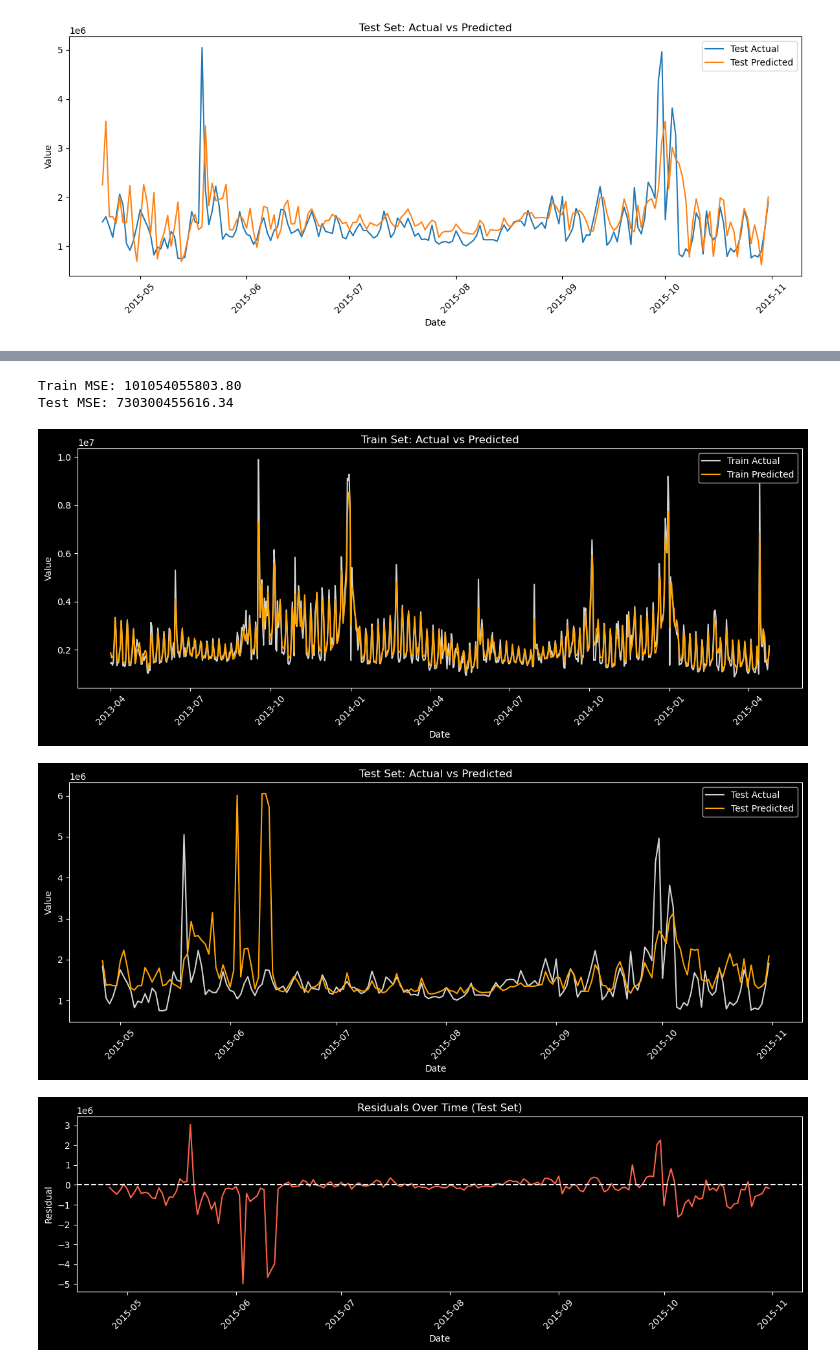
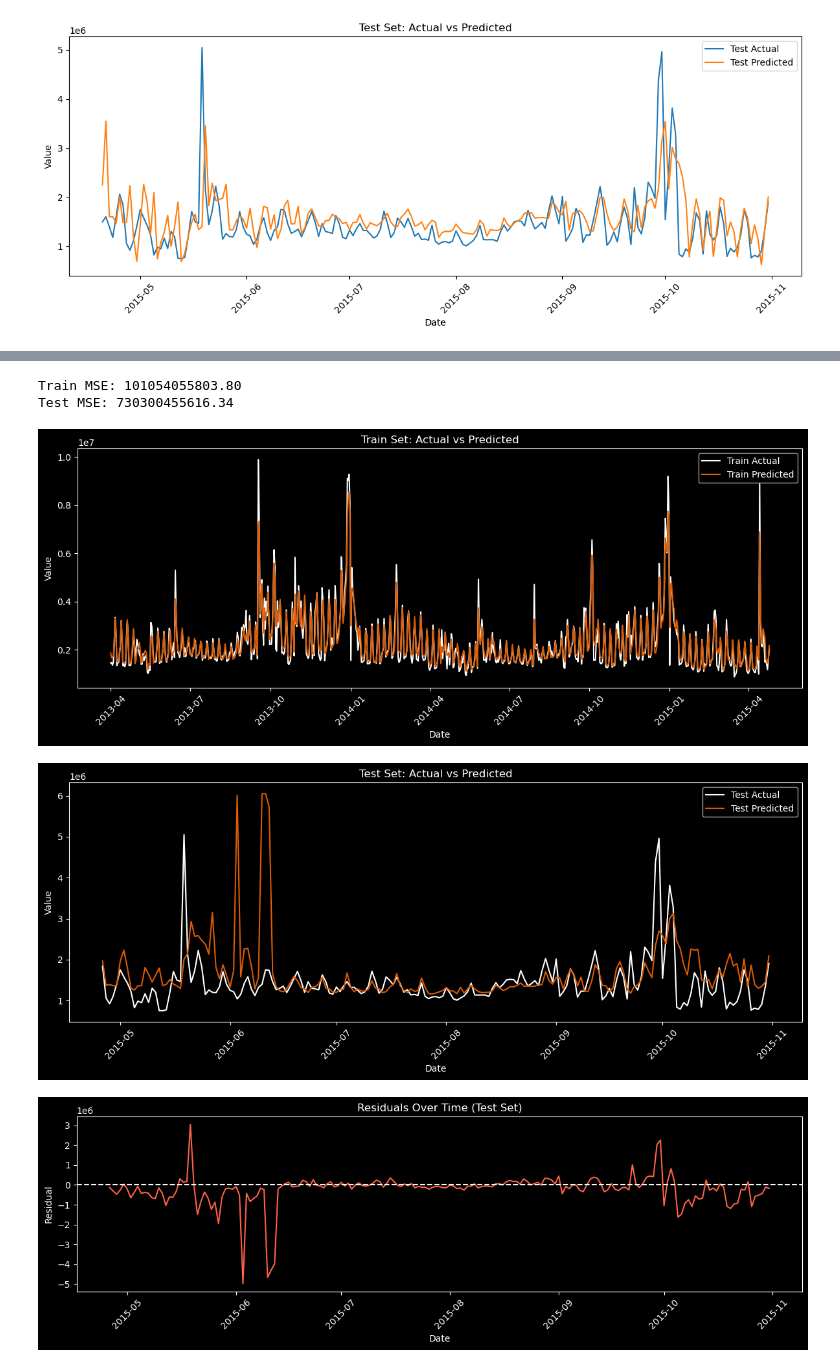
Before and after one commit to zacharyvachal/COS-448, a Jupyter notebook: dynamic.ipynb, the cells around one changed output, grey strips where cells are left out. Drawn from its saved outputs; the diff is of its cells as text; code cells hidden in the pictures.

```diff
--- a/dynamic.ipynb
+++ b/dynamic.ipynb
@@ -557,8 +557,8 @@ print(f"Test MSE: {mse_test:.2f}")
 
 # Plot theme
 plt.style.use('dark_background')
-actual_color = '#D3D3D3'
-predicted_color = '#FFA500'
+actual_color = 'white'
+predicted_color = '#DB5C04'
 
 plt.figure(figsize=(12, 5))
 plt.plot(train_dates, y_train_unscaled, label='Train Actual', color=actual_color)
@@ -572,35 +572,35 @@ plt.legend()
 plt.tight_layout()
 plt.show()
 
 plt.figure(figsize=(12, 5))
 plt.plot(test_dates, y_test_unscaled, label='Test Actual', color=actual_color)
 plt.plot(test_dates, y_pred_test_unscaled, label='Test Predicted', color=predicted_color)
 plt.title("Test Set: Actual vs Predicted", color='white')
 plt.xlabel("Date", color='white')
 plt.ylabel("Value", color='white')
 plt.xticks(rotation=45, color='white')
 plt.yticks(color='white')
 plt.legend()
 plt.tight_layout()
 plt.show()
 
 # Residuals
 residuals = y_test_unscaled - y_pred_test_unscaled
 plt.figure(figsize=(12, 4))
 plt.plot(test_dates, residuals, color='#FF6347')
 plt.axhline(0, color='white', linestyle='--')
 plt.title("Residuals Over Time (Test Set)", color='white')
 plt.xlabel("Date", color='white')
 plt.ylabel("Residual", color='white')
 plt.xticks(rotation=45, color='white')
 plt.yticks(color='white')
 plt.tight_layout()
 plt.show()
 # %% [output]
 Train MSE: 101054055803.80
 Test MSE: 730300455616.34
-[figure, old version]
+[figure, new version]
-[figure, old version]
+[figure, new version]
 [figure]
 # %%
 import pandas as pd
```
Also changed, not shown: parts of 2 cells of this notebook, 3 other files.
